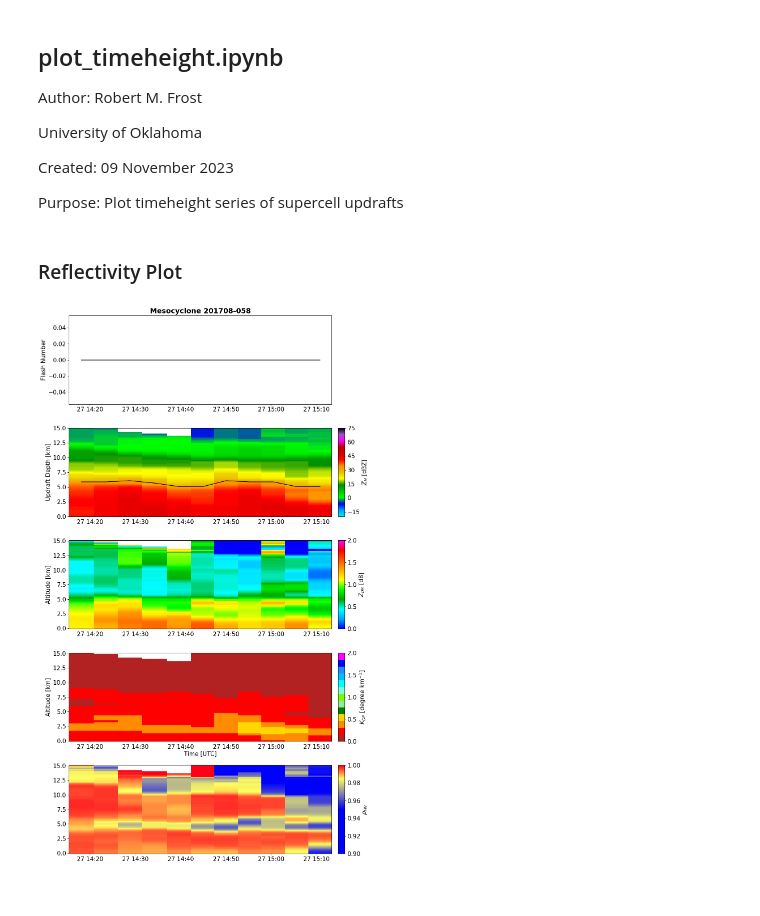
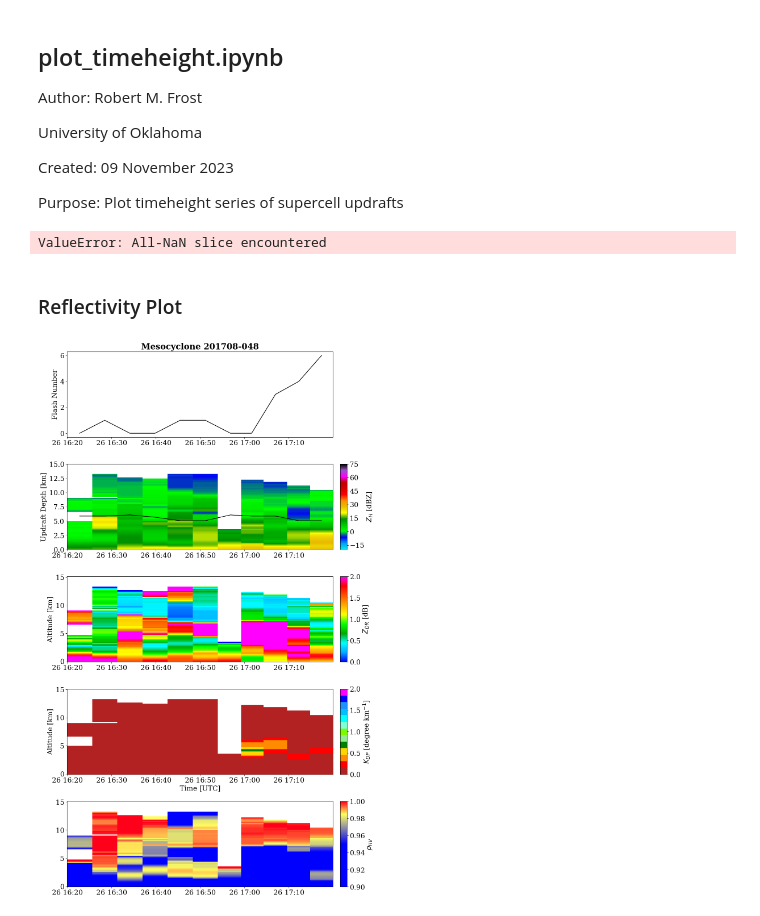
Before and after one commit to robbyfrost/Capstone_2023, a Jupyter notebook: plot_timeheight.ipynb, the cells around one changed output. Drawn from its saved outputs; the diff is of its cells as text; code cells hidden in the pictures.

```diff
--- a/plot_timeheight.ipynb
+++ b/plot_timeheight.ipynb
@@ -17,9 +17,12 @@ import numpy as np
 from matplotlib.ticker import MultipleLocator
 from matplotlib.gridspec import GridSpec
 # %%
-dth = "/Users/robertfrost/Documents/boomsoon/2023_semester_2/capstone/analysis/Capstone_2023/data/nonlightning_cases/timeheight_201708-058.nc"
-figdir = "/Users/robertfrost/Documents/boomsoon/2023_semester_2/capstone/analysis/figures/nonlightning_cases/201708-058/"
-dtrack = "/Users/robertfrost/Documents/boomsoon/2023_semester_2/capstone/analysis/capstone_2023.nc"
+elec = "lightning"
+case_id = "201708-048"
+
+dth = f"/Users/robertfrost/Documents/boomsoon/2023_semester_2/capstone/analysis/Capstone_2023/data/{elec}_cases/timeheight_{case_id}.nc"
+figdir = f"/Users/robertfrost/Documents/boomsoon/2023_semester_2/capstone/analysis/figures/{elec}_cases/{case_id}/"
+dtrack = f"/Users/robertfrost/Documents/boomsoon/2023_semester_2/capstone/analysis/capstone_2023.nc"
 # %%
 th = xr.open_dataset(dth)
 track = xr.open_dataset(dtrack)
@@ -49,6 +52,8 @@ reflectivity_threshhold = 30 # in dbz
 high_reflectivity = reflectivity.where(reflectivity > reflectivity_threshhold)
 updraft_depth_idx = high_reflectivity.argmin(dim="z")
 updraft_depth = th.z[updraft_depth_idx]
+# %% [output]
+ValueError: All-NaN slice encountered
 # %% [markdown]
 ### Reflectivity Plot
 # %%
@@ -98,33 +103,33 @@ cb.set_ticks(MultipleLocator(15))
 ax2.plot(time, updraft_depth/1000, c="black", lw=1.5)
 ax2.set_ylabel("Updraft Depth [km]")
 ax2.set_ylim(0,15)
 
 # differential reflectivity
 ax3 = plt.subplot(gs[2,0], sharex=ax1)
 cax3 = plt.subplot(gs[2,1])
 pcm3 = ax3.pcolormesh(time, z/1000, differential_reflectivity.T, cmap="pyart_RefDiff", vmin=0, vmax=2)
 cb = plt.colorbar(pcm3, cax=cax3, label="$Z_{DR}$ [dB]")
 cb.set_ticks(MultipleLocator(0.5))
 ax3.set_ylabel("Altitude [km]")
 
 # Kdp
 ax4 = plt.subplot(gs[3,0], sharex=ax1)
 cax4 = plt.subplot(gs[3,1])
 pcm4 = ax4.pcolormesh(time, z/1000, specific_differential_phase.T, cmap=cmap_kdp, vmin=0, vmax=2)
 cb = plt.colorbar(pcm4, cax=cax4, label="$K_{DP}$ [degree km$^{-1}$]")
 # cb.set_ticks(MultipleLocator(0.5))
 ax4.set_ylabel("Altitude [km]")
 ax4.set_xlabel("Time [UTC]")
 
 # correlation coefficient
 ax5 = plt.subplot(gs[4,0], sharex=ax1)
 cax5 = plt.subplot(gs[4,1])
 pcm5 = ax5.pcolormesh(time, z/1000, cross_correlation_ratio.T, cmap=cc_cmap, vmin=0.90, vmax=1)
 cb = plt.colorbar(pcm5, cax=cax5, label="$\\rho_{HV}$")
 
 
 plt.tight_layout()
-fsave = f"{figdir}timeheight.png"
-plt.savefig(fsave)
+fsave = f"{figdir}timeheight.pdf"
+plt.savefig(fsave, format="pdf", dpi=300, bbox_inches="tight")
 # %% [output]
-[figure, old version]
+[figure, new version]
```
Also changed, not shown: parts of 1 cell of this notebook, 55 other files.
